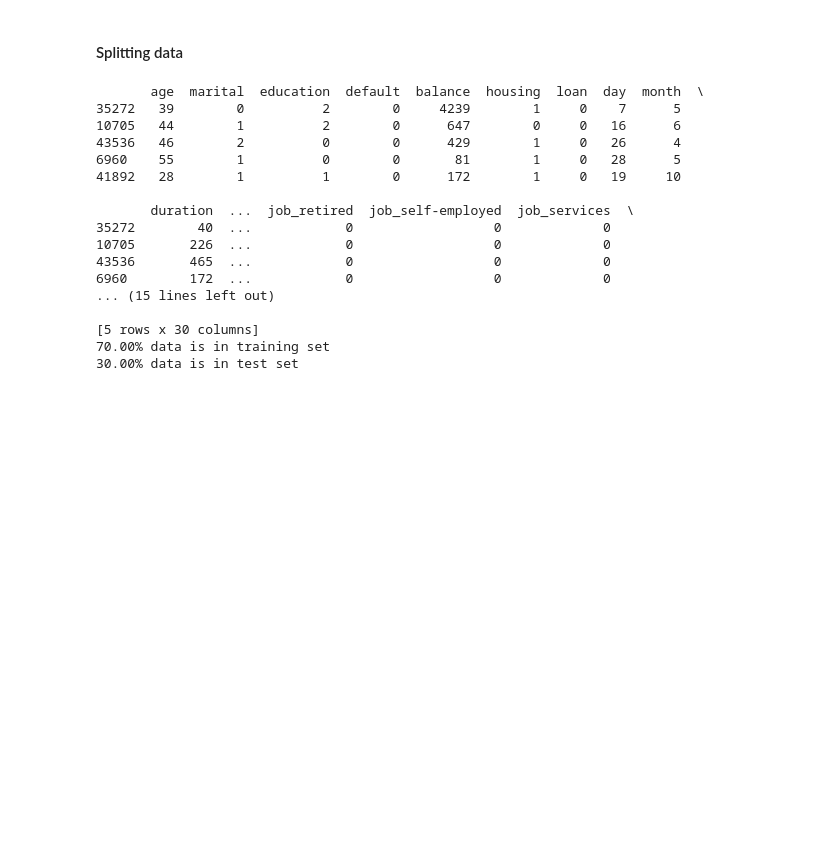
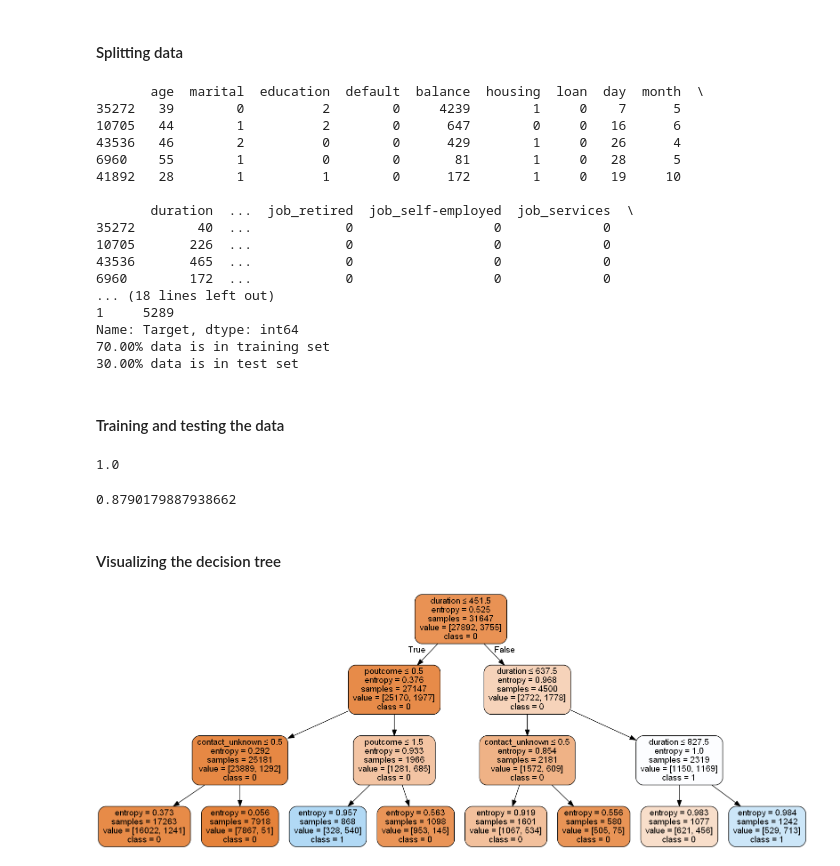
Before and after one commit to sjhamb31/AIML_GreatLearning, a Jupyter notebook: Ensemble_techniques_assignment3_Sjhamb.ipynb, the cells around one changed output. Saved outputs shown, nothing was run; the diff lists cells and outputs as text; code cells hidden in the pictures; blank space fills up the shorter version.

Commit message:
decision_tree

```diff
--- a/Ensemble_techniques_assignment3_Sjhamb.ipynb
+++ b/Ensemble_techniques_assignment3_Sjhamb.ipynb
@@ -190,11 +187,11 @@ Bivariate analysis
 # %% [markdown]
 #### Splitting data
 # %%
-X = data#.drop(['day', 'month'], axis=1)
+X = data.drop('Target',axis=1)
 Y = data['Target']
 x_train, x_test, y_train, y_test = train_test_split(X, Y, test_size=0.3, random_state=7)
 print(x_train.head())
-
+print(data2['Target'].value_counts())
 print("{0:0.2f}% data is in training set".format((len(x_train)/len(data.index)) * 100))
 print("{0:0.2f}% data is in test set".format((len(x_test)/len(data.index)) * 100))
 # %% [output]
@@ -210,8 +207,36 @@ print("{0:0.2f}% data is in test set".format((len(x_test)/len(data.index)) * 100
 10705       226  ...            0                  0             0
 43536       465  ...            0                  0             0
 6960        172  ...            0                  0             0
-... (15 lines left out)
-
-[5 rows x 30 columns]
+... (18 lines left out)
+1     5289
+Name: Target, dtype: int64
 70.00% data is in training set
 30.00% data is in test set
+# %% [markdown]
+#### Training and testing the data
+# %%
+model_entropy=DecisionTreeClassifier(criterion='gini')
+model_entropy.fit(x_train, y_train)
+model_entropy.score(x_train, y_train)  # performance on train data
+# %% [output]
+1.0
+# %%
+model_entropy.score(x_test, y_test)  # performance on test data
+# %% [output]
+0.8790179887938662
+# %% [markdown]
+#### Visualizing the decision tree
+# %%
+dt_pruned = DecisionTreeClassifier(criterion = "entropy", random_state = 100, max_depth=3, min_samples_leaf=5)
+dt_pruned.fit(x_train, y_train)
+
+xvar = data.drop('Target', axis=1)
+feature_cols = xvar.columns
+
+dot_data = StringIO()
+export_graphviz(dt_pruned, out_file=dot_data, filled=True, rounded=True, special_characters=True,feature_names = feature_cols,class_names=['0','1','2'])
+graph = pydotplus.graph_from_dot_data(dot_data.getvalue())
+graph.write_png('bank.png')
+Image(graph.create_png())
+# %% [output]
+[figure, added]
```
Also changed, not shown: parts of 6 cells of this notebook.
